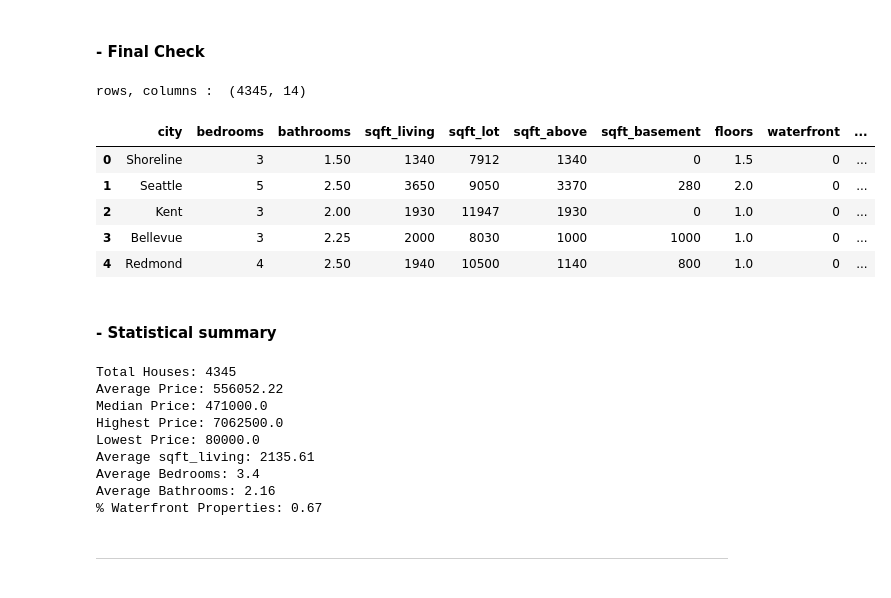
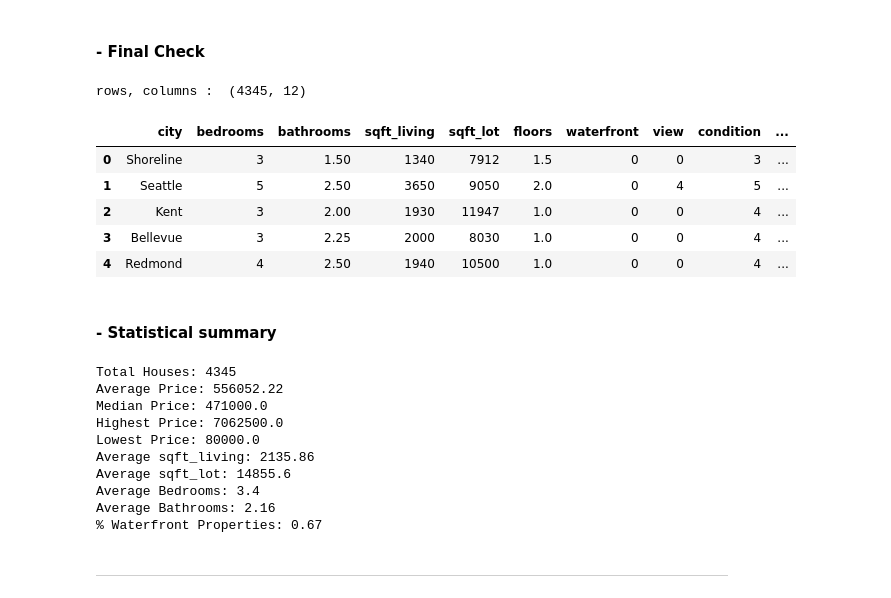
Before and after one commit to Divyam199/house_price_prediction, a Jupyter notebook: house_price_prediction.ipynb, the cells around one changed output. Cells and saved outputs as stored; diff of their text form; code cells hidden in the pictures.

```diff
--- a/house_price_prediction.ipynb
+++ b/house_price_prediction.ipynb
@@ -239,0 +242,12 @@ Zero-price rows: 248
+# %%
+mismatch = df[df["sqft_living"] != df["sqft_above"] + df["sqft_basement"]]
+print("Mismatched rows:", len(mismatch), "out of", len(df))
+print()
+display(mismatch[["sqft_living", "sqft_above", "sqft_basement"]].head(10))
+
+df["sqft_living"] = df["sqft_above"] + df["sqft_basement"]
+
+mismatch = df[df["sqft_living"] != df["sqft_above"] + df["sqft_basement"]]
+print("Mismatched rows:", len(mismatch))
+
+df = df.drop(columns=["sqft_above", "sqft_basement"])
@@ -269,18 +287,17 @@ dtype: object
 # %%
 print("rows, columns : ",df.shape)
 df = df[["city", "bedrooms", "bathrooms", "sqft_living", "sqft_lot",
-         "sqft_above", "sqft_basement", "floors", "waterfront", "view",
-         "condition", "yr_built",
+          "floors", "waterfront", "view", "condition", "yr_built",
          "date", "price"]] # rearranging columns
 df.head()
 # %% [output]
-rows, columns :  (4345, 14)
+rows, columns :  (4345, 12)
-|  | city | bedrooms | bathrooms | sqft_living | sqft_lot | sqft_above | sqft_basement | floors | waterfront | ... |
-| 0 | Shoreline | 3 | 1.50 | 1340 | 7912 | 1340 | 0 | 1.5 | 0 | ... |
-| 1 | Seattle | 5 | 2.50 | 3650 | 9050 | 3370 | 280 | 2.0 | 0 | ... |
-| 2 | Kent | 3 | 2.00 | 1930 | 11947 | 1930 | 0 | 1.0 | 0 | ... |
-| 3 | Bellevue | 3 | 2.25 | 2000 | 8030 | 1000 | 1000 | 1.0 | 0 | ... |
-| 4 | Redmond | 4 | 2.50 | 1940 | 10500 | 1140 | 800 | 1.0 | 0 | ... |
+|  | city | bedrooms | bathrooms | sqft_living | sqft_lot | floors | waterfront | view | condition | ... |
+| 0 | Shoreline | 3 | 1.50 | 1340 | 7912 | 1.5 | 0 | 0 | 3 | ... |
+| 1 | Seattle | 5 | 2.50 | 3650 | 9050 | 2.0 | 0 | 4 | 5 | ... |
+| 2 | Kent | 3 | 2.00 | 1930 | 11947 | 1.0 | 0 | 0 | 4 | ... |
+| 3 | Bellevue | 3 | 2.25 | 2000 | 8030 | 1.0 | 0 | 0 | 4 | ... |
+| 4 | Redmond | 4 | 2.50 | 1940 | 10500 | 1.0 | 0 | 0 | 4 | ... |
 # %% [markdown]
 #### - Statistical summary
 # %%
@@ -290,6 +307,7 @@ print("Median Price:", round(df["price"].median(), 2))
 print("Highest Price:", df["price"].max())
 print("Lowest Price:", df["price"].min())
 print("Average sqft_living:", round(df["sqft_living"].mean(), 2))
+print("Average sqft_lot:", round(df["sqft_lot"].mean(), 2))
 print("Average Bedrooms:", round(df["bedrooms"].mean(), 2))
 print("Average Bathrooms:", round(df["bathrooms"].mean(), 2))
 print("% Waterfront Properties:", round(df["waterfront"].mean() * 100, 2))
@@ -299,7 +317,8 @@ Average Price: 556052.22
 Median Price: 471000.0
 Highest Price: 7062500.0
 Lowest Price: 80000.0
-Average sqft_living: 2135.61
+Average sqft_living: 2135.86
+Average sqft_lot: 14855.6
 Average Bedrooms: 3.4
 Average Bathrooms: 2.16
 % Waterfront Properties: 0.67
```
Also changed, not shown: parts of 20 cells of this notebook, 2 other files.
